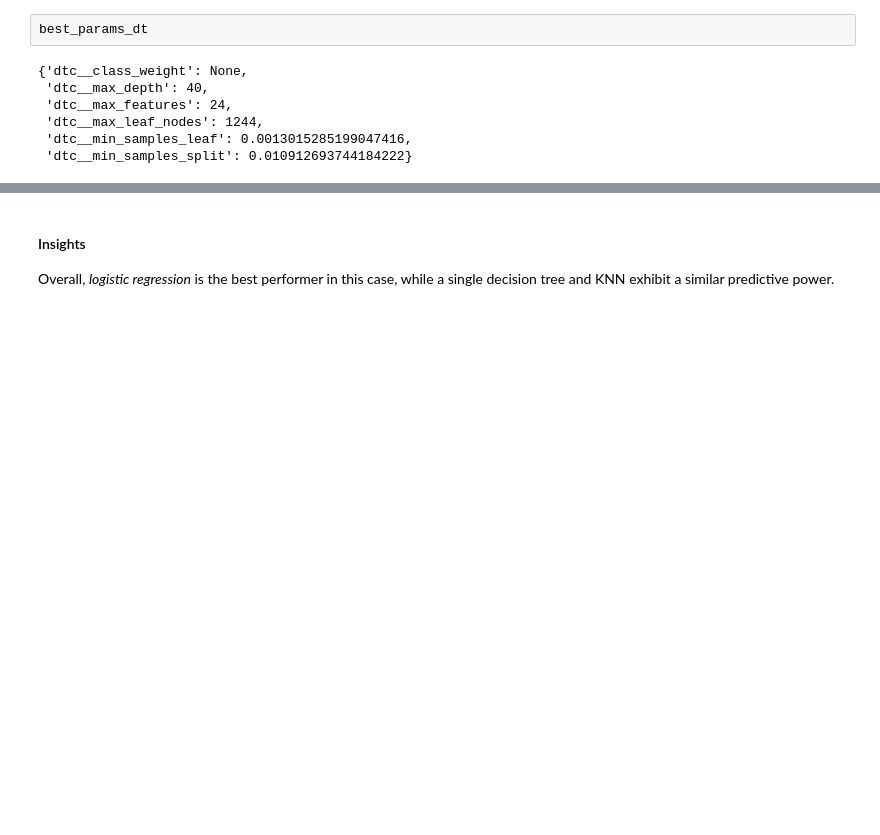
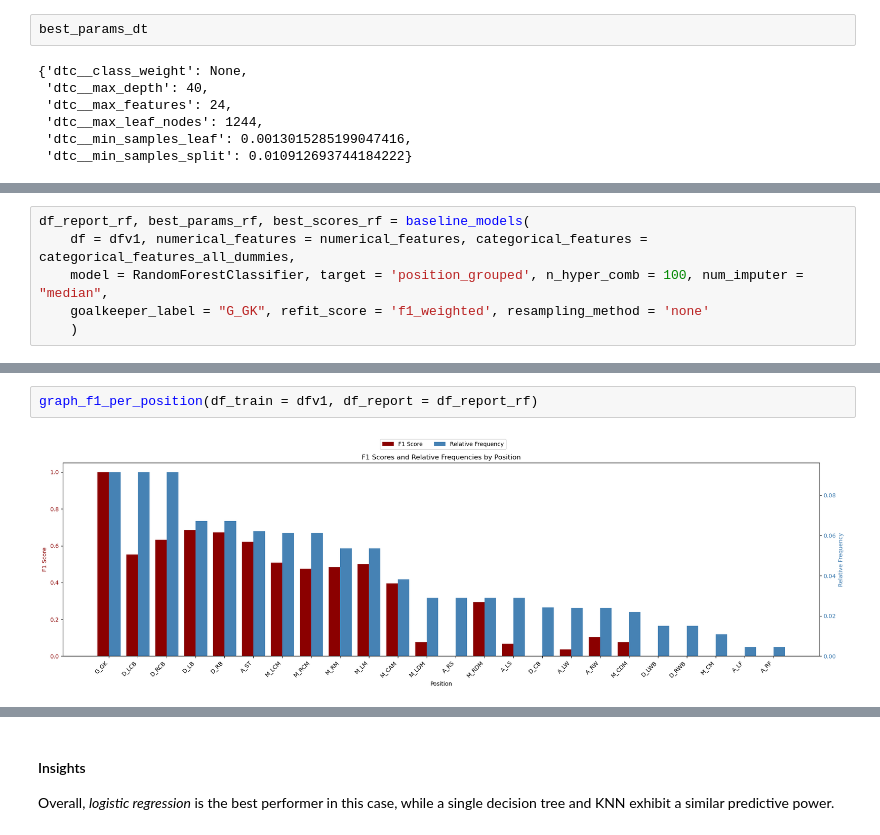
Before and after one commit to simonvellin/football_position_prediction, a Jupyter notebook: pablo/3_feature_selection_and_evaluation.ipynb, the cells around one changed output, grey strips where cells are left out. Saved outputs shown, nothing was run; the diff lists cells and outputs as text; blank space fills up the shorter version.

```diff
--- a/pablo/3_feature_selection_and_evaluation.ipynb
+++ b/pablo/3_feature_selection_and_evaluation.ipynb
@@ -597,0 +804,6 @@ f1_w_dt
+# %%
+df_report_rf, best_params_rf, best_scores_rf = baseline_models(
+    df = dfv1, numerical_features = numerical_features, categorical_features = categorical_features_all_dummies,
+    model = RandomForestClassifier, target = 'position_grouped', n_hyper_comb = 100, num_imputer = "median",
+    goalkeeper_label = "G_GK", refit_score = 'f1_weighted', resampling_method = 'none'
+    )
@@ -597,0 +821,4 @@ f1_w_dt
+# %%
+graph_f1_per_position(df_train = dfv1, df_report = df_report_rf)
+# %% [output]
+[figure, added]
```
Also changed, not shown: parts of 81 cells of this notebook, 15 other files.
